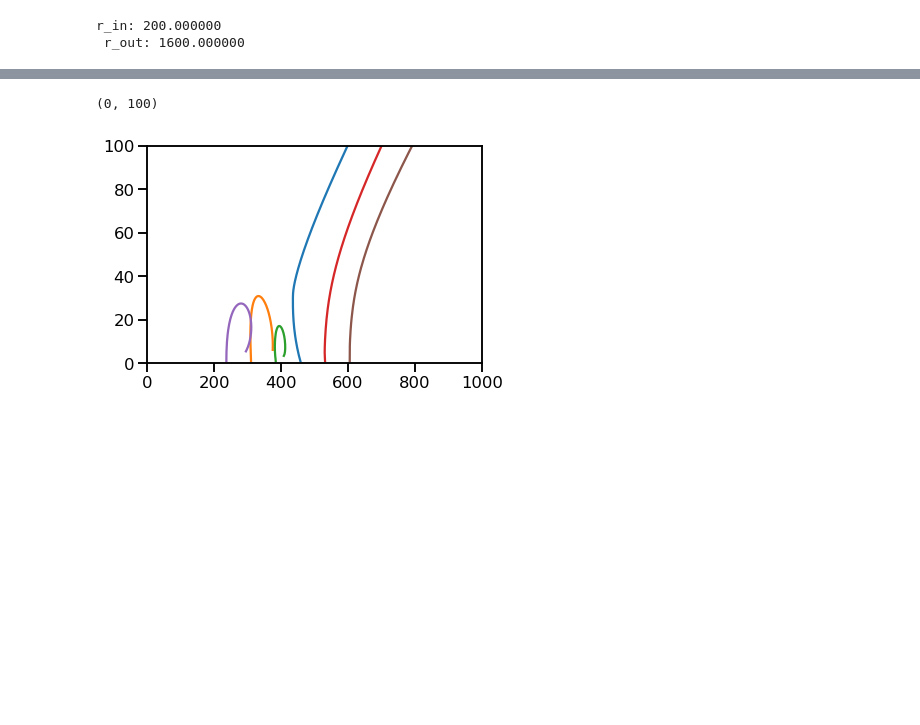
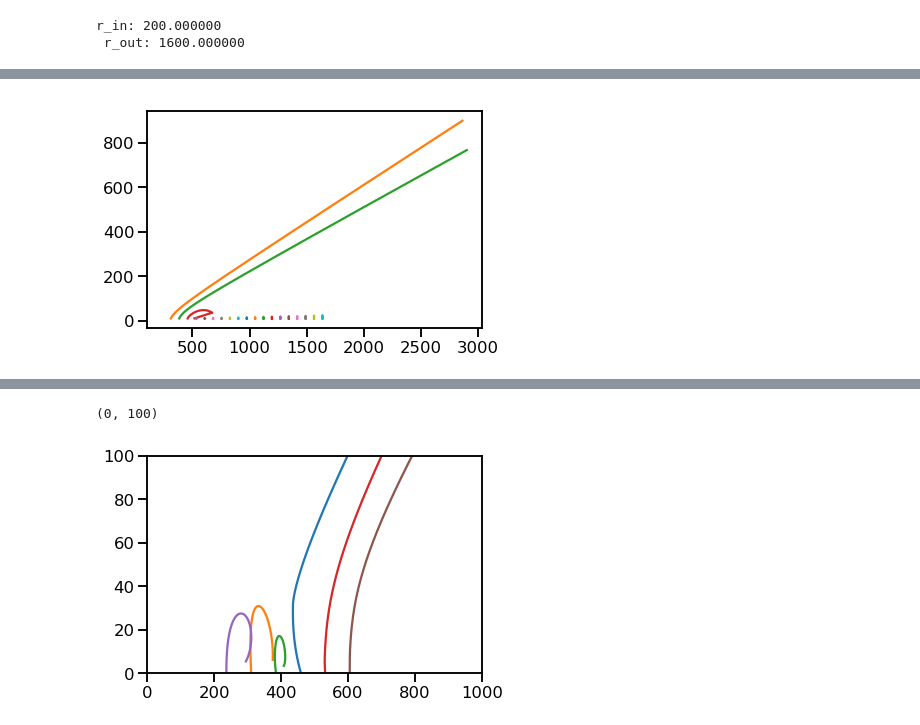
Before and after one commit to arnauqb/qwind, a Jupyter notebook: Notebooks/debug.ipynb, the cells around one changed output, grey strips where cells are left out. Drawn from its saved outputs; the diff is of its cells as text; code cells hidden in the pictures; blank space fills up the shorter version.

```diff
--- a/Notebooks/debug.ipynb
+++ b/Notebooks/debug.ipynb
@@ -70,3 +70,8 @@ Line 6 of 20
+# %%
+for line in test.lines:
+    plt.plot(line.r_hist, line.z_hist)
+# %% [output]
+[figure, added]
 # %%
 def read_qwind_file(file):
     df = pd.read_csv(file, sep = "\s+", skiprows=1,  names =['time', 'R', 'PHI', 'Z', 'Vz[km/s]', 'Ve[km/s]', 'fm', 'abs_uv', 'Vtot[km/s]', 'Tau_xt', 'xi_t', 'dv_dr[s]', 'd', 'tau_s', 'Fr_grav[cm/s^2]', 'fr_rad[cm/s^2]', 'L', 'Labs', 'iter', 'tau_eff','r_eff0','r_eff','tau_uv_t', 'Ir', 'Iz', 'tau_X'])
```
Also changed, not shown: parts of 15 cells of this notebook, 6 other files.
